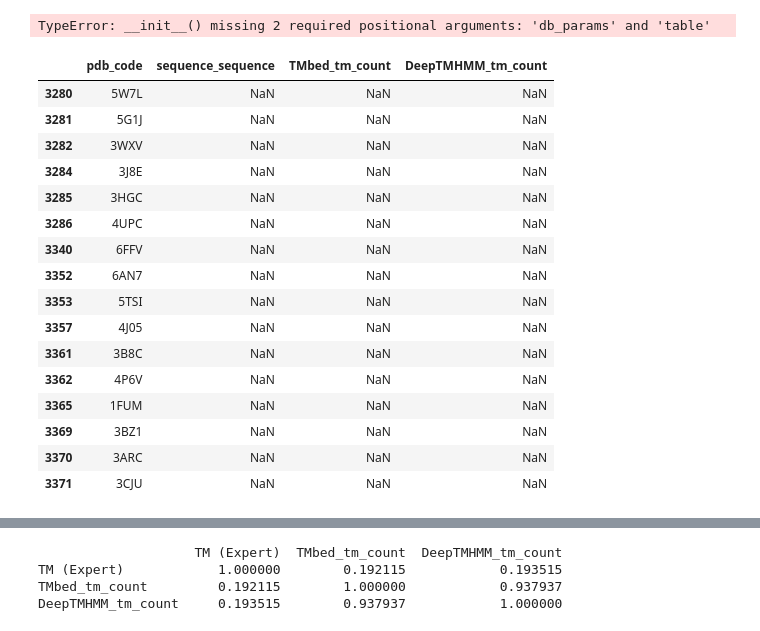
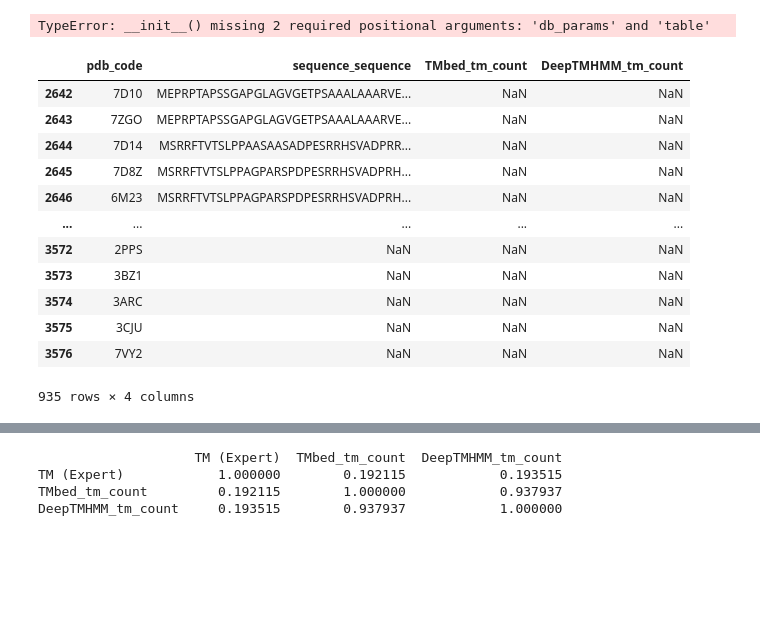
Before and after one commit to Ebenco36/MetaMP-Server, a Jupyter notebook: JupyterNotebookTest.ipynb, the cells around one changed output, grey strips where cells are left out. Saved outputs shown, nothing was run; the diff lists cells and outputs as text; code cells hidden in the pictures; blank space fills up the shorter version.

```diff
--- a/JupyterNotebookTest.ipynb
+++ b/JupyterNotebookTest.ipynb
@@ -2282,35 +2282,36 @@ with app.app_context():
         'password': 'mpvis_user'
     }
 # %%
-required_cols = ["pdb_code", "sequence_sequence", "TMbed_tm_count", "DeepTMHMM_tm_count"]
+required_cols = ["pdb_code", "sequence_sequence",
+                #  "TMbed_tm_count",
+                 "DeepTMHMM_tm_count"]
 available = [c for c in required_cols if c in all_data.columns]
 all_data = all_data[required_cols]
 all_data = all_data.loc[
-    all_data[["TMbed_tm_count", "DeepTMHMM_tm_count"]]
+    all_data[[
+        # "TMbed_tm_count",
+        "DeepTMHMM_tm_count"]]
         .fillna("")
         .eq("")
         .all(axis=1)
 ]
 # %%
+all_data = all_data
 all_data
 # %% [output]
 |  | pdb_code | sequence_sequence | TMbed_tm_count | DeepTMHMM_tm_count |
-| 3280 | 5W7L | NaN | NaN | NaN |
-| 3281 | 5G1J | NaN | NaN | NaN |
-| 3282 | 3WXV | NaN | NaN | NaN |
-| 3284 | 3J8E | NaN | NaN | NaN |
-| 3285 | 3HGC | NaN | NaN | NaN |
-| 3286 | 4UPC | NaN | NaN | NaN |
-| 3340 | 6FFV | NaN | NaN | NaN |
-| 3352 | 6AN7 | NaN | NaN | NaN |
-| 3353 | 5TSI | NaN | NaN | NaN |
-| 3357 | 4J05 | NaN | NaN | NaN |
-| 3361 | 3B8C | NaN | NaN | NaN |
-| 3362 | 4P6V | NaN | NaN | NaN |
-| 3365 | 1FUM | NaN | NaN | NaN |
-| 3369 | 3BZ1 | NaN | NaN | NaN |
-| 3370 | 3ARC | NaN | NaN | NaN |
-| 3371 | 3CJU | NaN | NaN | NaN |
+| 2642 | 7D10 | MEPRPTAPSSGAPGLAGVGETPSAAALAAARVE... | NaN | NaN |
+| 2643 | 7ZGO | MEPRPTAPSSGAPGLAGVGETPSAAALAAARVE... | NaN | NaN |
+| 2644 | 7D14 | MSRRFTVTSLPPAASAASADPESRRHSVADPRR... | NaN | NaN |
+| 2645 | 7D8Z | MSRRFTVTSLPPAGPARSPDPESRRHSVADPRH... | NaN | NaN |
+| 2646 | 6M23 | MSRRFTVTSLPPAGPARSPDPESRRHSVADPRH... | NaN | NaN |
+| ... | ... | ... | ... | ... |
+| 3572 | 2PPS | NaN | NaN | NaN |
+| 3573 | 3BZ1 | NaN | NaN | NaN |
+| 3574 | 3ARC | NaN | NaN | NaN |
+| 3575 | 3CJU | NaN | NaN | NaN |
+| 3576 | 7VY2 | NaN | NaN | NaN |
+935 rows × 4 columns
 # %%
 import requests
 from tqdm import tqdm
```
Also changed, not shown: parts of 5 cells of this notebook, 47 other files.
